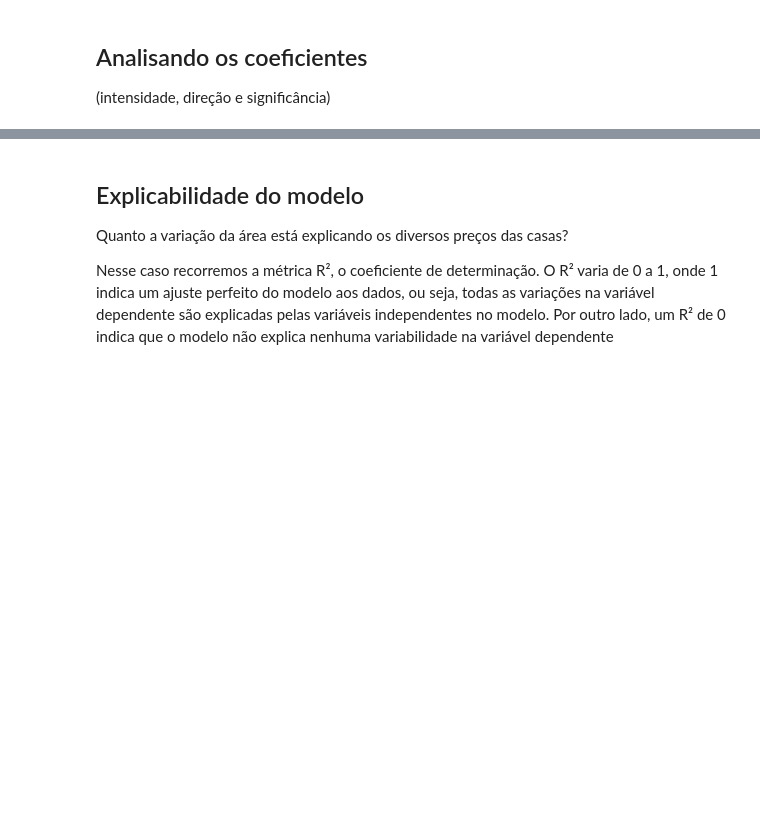
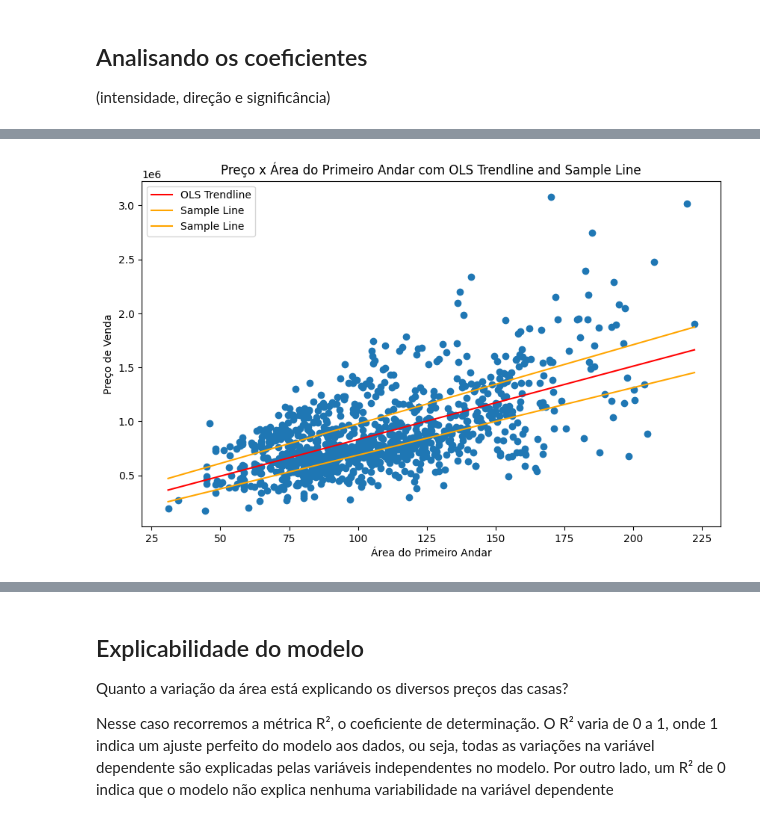
Before and after one commit to mauricioaalmeida/ONE-ML, a Jupyter notebook: [Aula_1]_Preços_de_Imóveis_Utilizando_Regressão_Linear.ipynb, the cells around one changed output, grey strips where cells are left out. Saved outputs shown, nothing was run; the diff lists cells and outputs as text; code cells hidden in the pictures; blank space fills up the shorter version.

```diff
--- a/[Aula_1]_Preços_de_Imóveis_Utilizando_Regressão_Linear.ipynb
+++ b/[Aula_1]_Preços_de_Imóveis_Utilizando_Regressão_Linear.ipynb
@@ -71,6 +185,13 @@ O conjunto de **treinamento** é usado para ajustar o modelo, enquanto o conjunt
 # %%
 # Definindo y e X
+
+y = dados['preco_de_venda']
+X = dados.drop(columns = 'preco_de_venda')
 # %%
 #Aplicando o split do y e X
+X_train, X_test, y_train, y_test = train_test_split(X, y, test_size=0.3, random_state=230)
 # %%
 #Dados de treino para usar a fórmula
+df_train = pd.DataFrame(data= X_train)
+df_train['preco_de_venda'] = y_train
+df_train
@@ -89,3 +253,35 @@ O conjunto de **treinamento** é usado para ajustar o modelo, enquanto o conjunt
+# %%
+fig, ax = plt.subplots(figsize=(10, 6))
+
+scatter_fig = px.scatter(df_train, x='area_primeiro_andar', y='preco_de_venda', trendline='ols', trendline_color_override='red')
+for data in scatter_fig.data:
+    if data.mode == 'markers':
+        ax.scatter(data.x, data.y, marker='o', label=data.name)
+    elif data.mode == 'lines':
+        ax.plot(data.x, data.y, color='red', label='OLS Trendline')
+x0 = 6253.109
+x1 = 7334.175
+b0 = 9.27e+04
+b1=   2.13e+05
+e0= 3.07e+04
+maxX = df_train['area_primeiro_andar'].max()
+minX = df_train['area_primeiro_andar'].min()
+line_fig = px.line(x=[minX,maxX], y=[minX*x0+b0-e0, maxX*x0+b0-e0], color_discrete_sequence=['orange'])
+
+for data in line_fig.data:
+    ax.plot(data.x, data.y, color='orange', label='Sample Line')
+line_fig = px.line(x=[minX,maxX], y=[minX*x1+b1+e0, maxX*x1+b1+e0], color_discrete_sequence=['orange'])
+for data in line_fig.data:
+    ax.plot(data.x, data.y, color='orange', label='Sample Line')
+
+ax.set_title('Preço x Área do Primeiro Andar com OLS Trendline and Sample Line')
+ax.set_xlabel('Área do Primeiro Andar')
+ax.set_ylabel('Preço de Venda')
+ax.legend()
+
+plt.show()
+# %% [output]
+[figure, added]
 # %% [markdown]
 * O **intercepto** é o valor esperado do preço da casa quando todas as outras variáveis são zero. Neste caso, quando todas as outras variáveis a área do primeiro andar é zero, o preço esperado da casa é de R$ 145.196,40. Nem sempre temos uma interpretação prática desse número.
 
```
Also changed, not shown: parts of 79 cells of this notebook.
